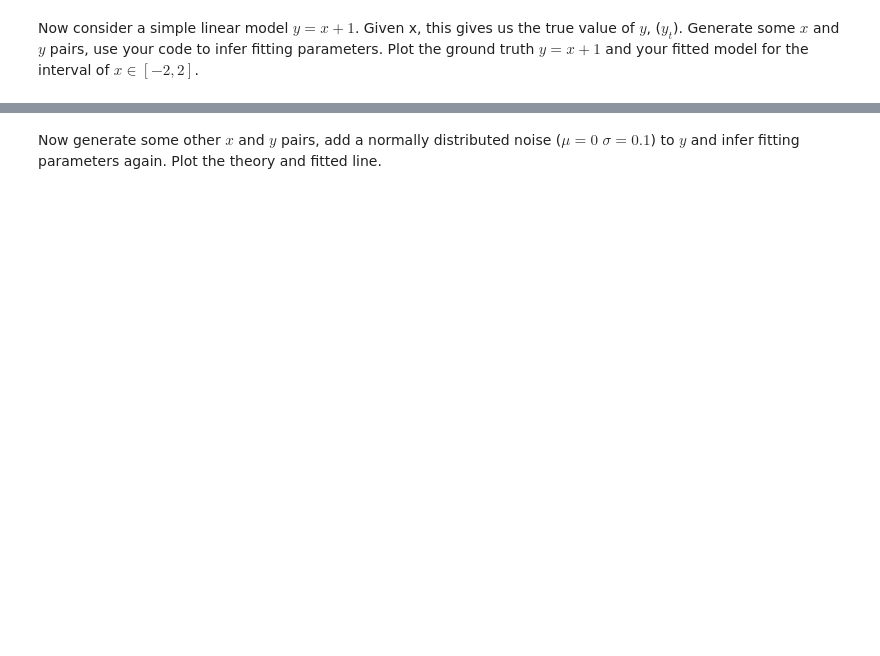
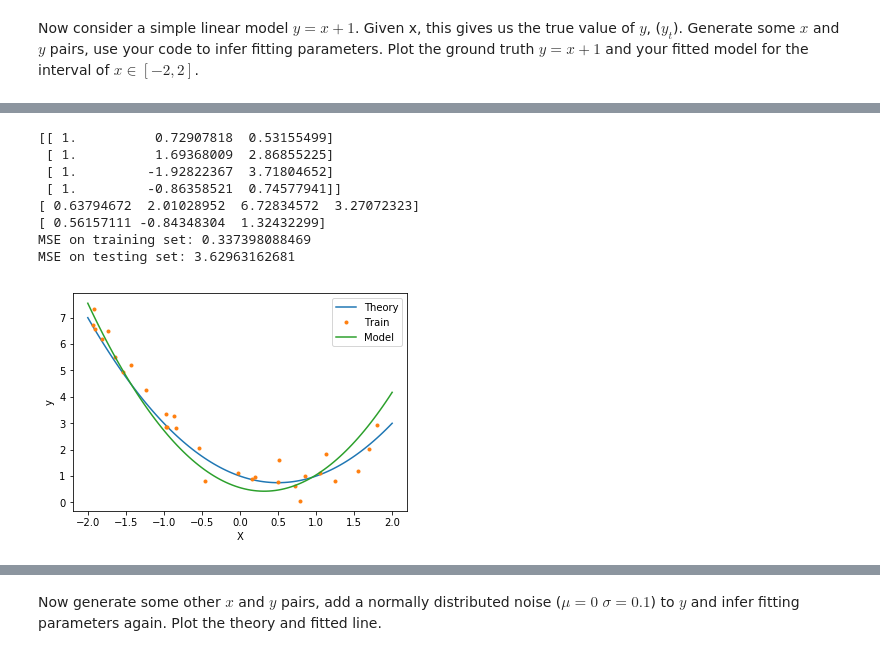
Before and after one commit to iricss/linear-regression-hamed, a Jupyter notebook: LinearRegression.ipynb, the cells around one changed output, grey strips where cells are left out. Cells and saved outputs as stored; diff of their text form; code cells hidden in the pictures; blank space fills up the shorter version.

```diff
--- a/LinearRegression.ipynb
+++ b/LinearRegression.ipynb
@@ -173,0 +246,49 @@ Generate some $x$ and $y$ pairs, use your code to infer fitting parameters. Plot
+# %%
+N_train = 30
+X_train = np.ones((N_train,3))
+X_train[:,1] = np.random.uniform(size=X_train.shape[0])*4-2
+X_train[:,2] = X_train[:,1]**2
+y_train = 1 - X_train[:,1] + X_train[:,2] + 0.5*np.random.normal(size=X_train.shape[0])
+
+print(X_train[:4,:])
+print(y_train[:4])
+
+
+N_test = 30
+X_test = np.ones((N_test,3))
+X_test[:,1] = np.random.uniform(size=X_test.shape[0])*4-2
+X_test[:,2] = X_test[:,1]**2
+
+y_test = 1 + X_test[:,1] -X_test[:,1]+ 0.5*np.random.normal(size=X_test.shape[0])
+
+
+X = np.ones((100,3))
+X[:,1] = np.linspace(-2,2,100)
+X[:,2] = X[:,1]**2
+y_theory = 1-X[:,1]+ X[:,2]
+plt.plot(X[:,1], y_theory)
+
+plt.plot(X_train[:,1], y_train, '.')
+
+w = GD(X_train, y_train)
+print(w)
+
+y_model = np.dot(X,w)
+plt.plot(X[:,1], y_model)
+
+plt.legend(['Theory', 'Train', 'Model'])
+plt.xlabel('X')
+plt.ylabel('y')
+
+print('MSE on training set:',mse(y_train, np.dot(X_train,w)))
+print('MSE on testing set:',mse(y_test, np.dot(X_test,w)))
+# %% [output]
+[[ 1.          0.72907818  0.53155499]
+ [ 1.          1.69368009  2.86855225]
+ [ 1.         -1.92822367  3.71804652]
+ [ 1.         -0.86358521  0.74577941]]
+[ 0.63794672  2.01028952  6.72834572  3.27072323]
+[ 0.56157111 -0.84348304  1.32432299]
+MSE on training set: 0.337398088469
+MSE on testing set: 3.62963162681
+[figure, added]
```
Also changed, not shown: parts of 22 cells of this notebook.
